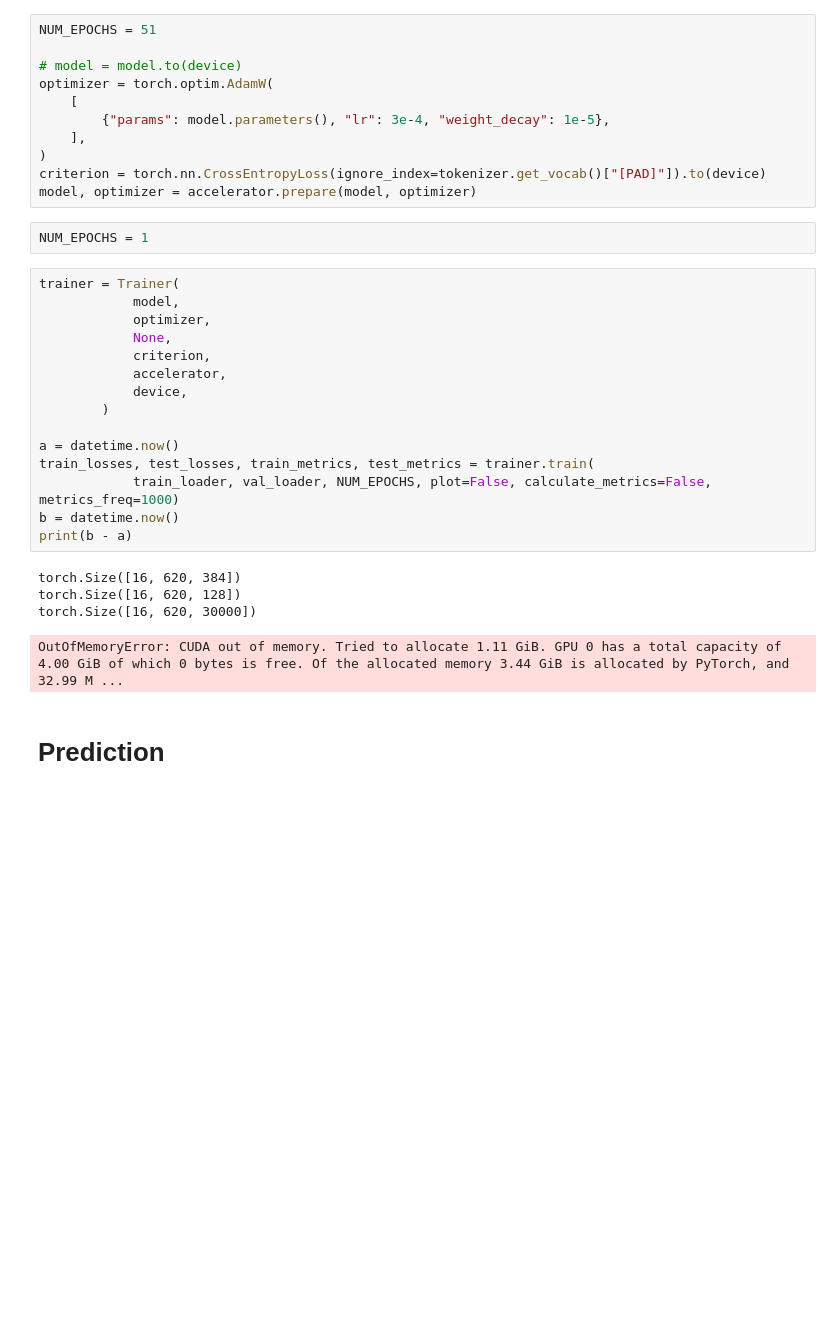
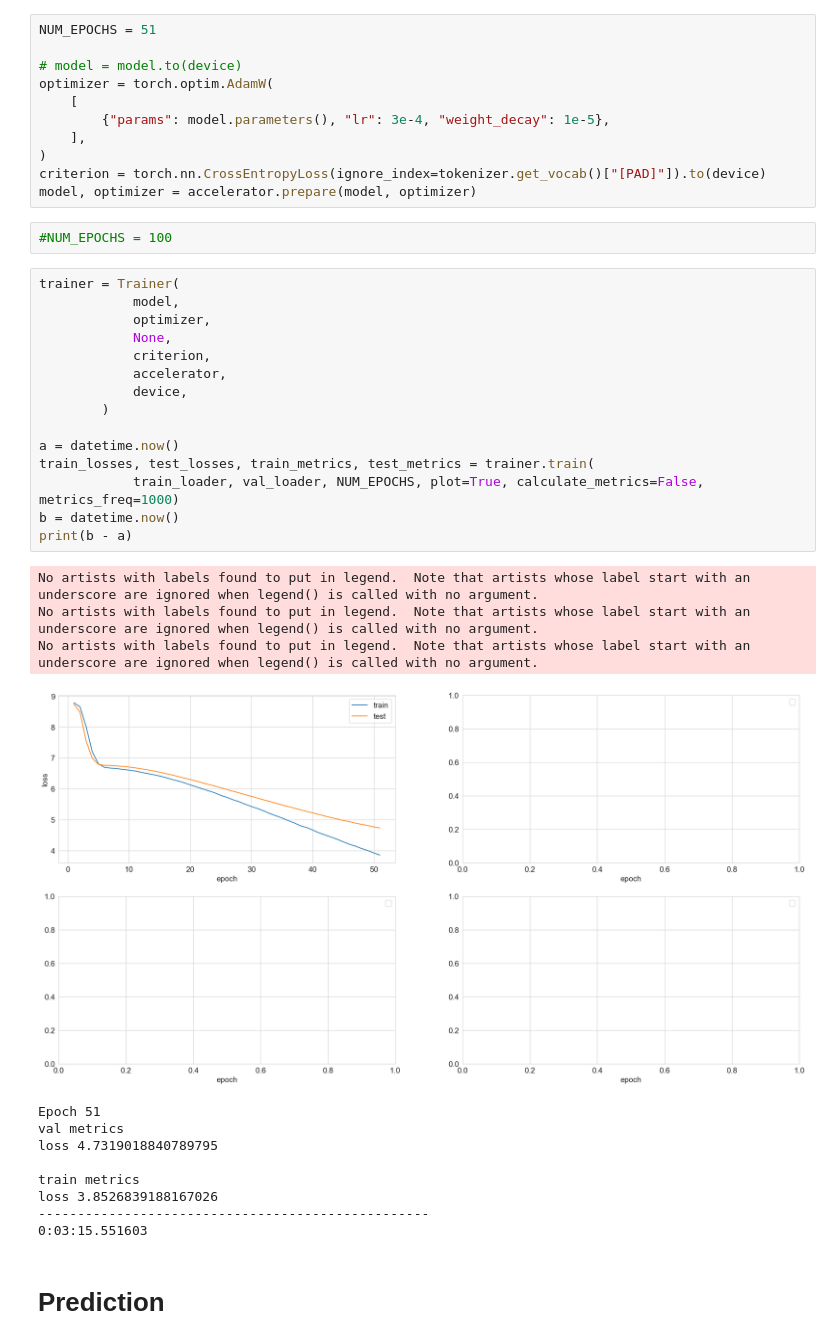
Before and after one commit to Kulikov17/seo-optimization-product-cards, a Jupyter notebook: notebooks/image_captioning_RNN-parallel-weighted.ipynb, the cells around one changed output. Cells and saved outputs as stored; diff of their text form; blank space fills up the shorter version.

```diff
--- a/notebooks/image_captioning_RNN-parallel-weighted.ipynb
+++ b/notebooks/image_captioning_RNN-parallel-weighted.ipynb
@@ -861,27 +1050,35 @@ optimizer = torch.optim.AdamW(
 criterion = torch.nn.CrossEntropyLoss(ignore_index=tokenizer.get_vocab()["[PAD]"]).to(device)
 model, optimizer = accelerator.prepare(model, optimizer)
 # %%
-NUM_EPOCHS = 1
+#NUM_EPOCHS = 100
 # %%
 trainer = Trainer(
             model,
             optimizer,
             None,
             criterion,
             accelerator,
             device,
         )
 
 a = datetime.now()
 train_losses, test_losses, train_metrics, test_metrics = trainer.train(
-            train_loader, val_loader, NUM_EPOCHS, plot=False, calculate_metrics=False, metrics_freq=1000)
+            train_loader, val_loader, NUM_EPOCHS, plot=True, calculate_metrics=False, metrics_freq=1000)
 b = datetime.now()
 print(b - a)
 # %% [output]
-torch.Size([16, 620, 384])
-torch.Size([16, 620, 128])
-torch.Size([16, 620, 30000])
+No artists with labels found to put in legend.  Note that artists whose label start with an underscore are ignored when legend() is called with no argument.
+No artists with labels found to put in legend.  Note that artists whose label start with an underscore are ignored when legend() is called with no argument.
+No artists with labels found to put in legend.  Note that artists whose label start with an underscore are ignored when legend() is called with no argument.
+[figure, added]
-OutOfMemoryError: CUDA out of memory. Tried to allocate 1.11 GiB. GPU 0 has a total capacity of 4.00 GiB of which 0 bytes is free. Of the allocated memory 3.44 GiB is allocated by PyTorch, and 32.99 M ...
+Epoch 51
+val metrics
+loss 4.7319018840789795
+
+train metrics
+loss 3.8526839188167026
+--------------------------------------------------
+0:03:15.551603
 # %% [markdown]
 # Prediction
 # %%
```
Also changed, not shown: parts of 20 cells of this notebook, 2 other files.
